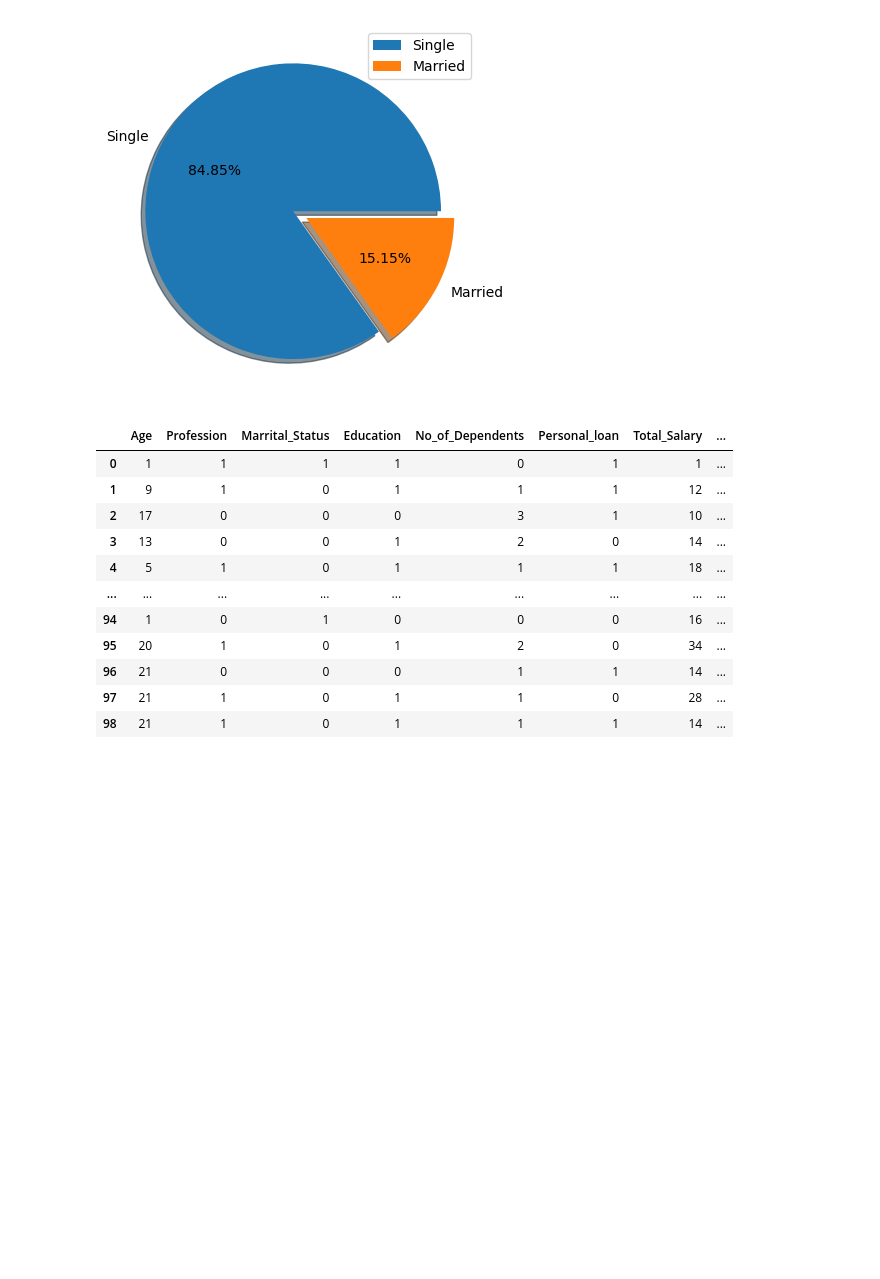
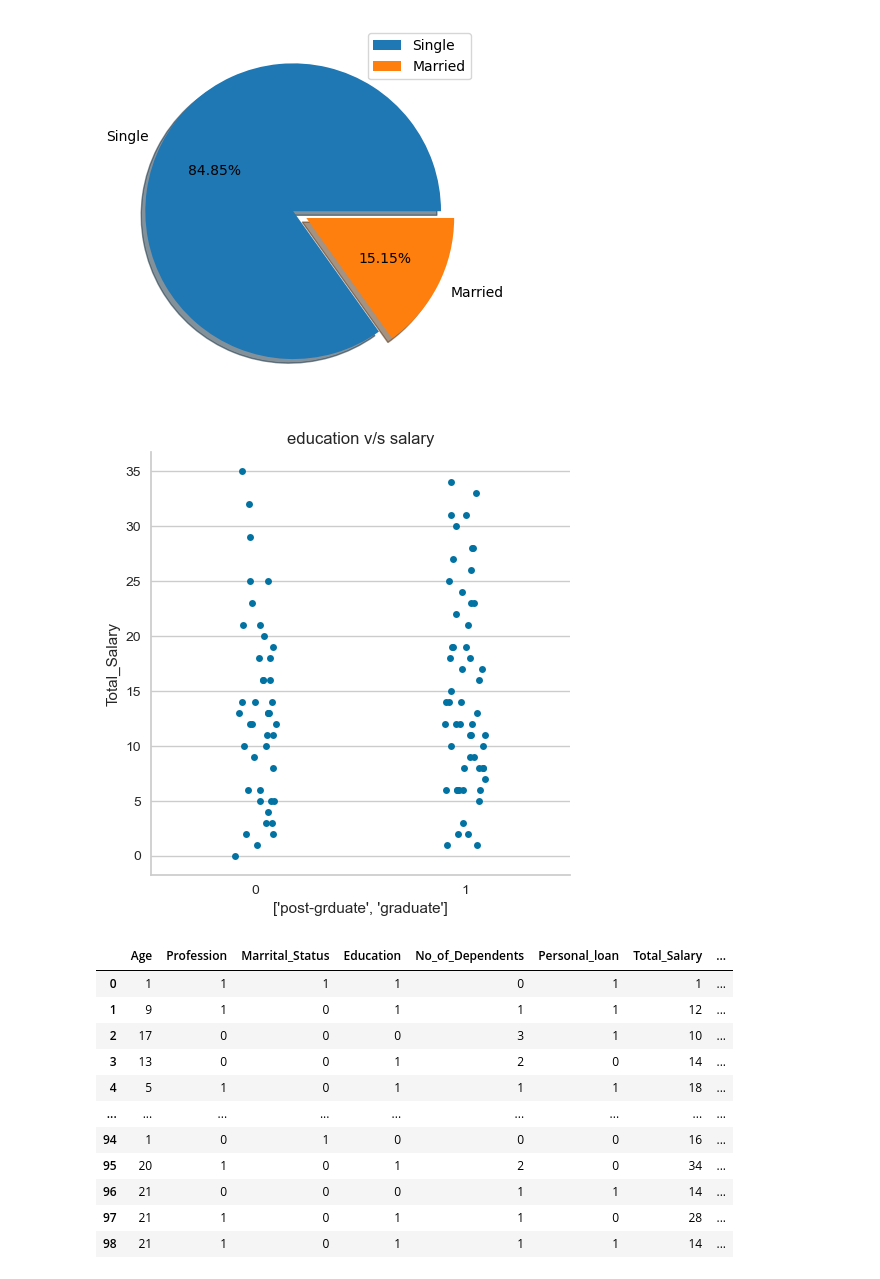
Before and after one commit to rohith4088/EV_SEGMENTATION, a Jupyter notebook: segmentation2.ipynb, the cells around one changed output. Saved outputs shown, nothing was run; the diff lists cells and outputs as text; code cells hidden in the pictures; blank space fills up the shorter version.

```diff
--- a/segmentation2.ipynb
+++ b/segmentation2.ipynb
@@ -174,6 +174,13 @@ plt.legend()
 plt.show()
 # %% [output]
 [figure]
+# %%
+sns.catplot(x = df['Education'],y = df['Total_Salary'])
+plt.title("education v/s salary")
+plt.xlabel(["post-grduate","graduate"])
+plt.show()
+# %% [output]
+[figure, added]
 # %%
 eight = df.loc[:,cols]
 #loc is used and not iloc because loc takes lables and loc also includes both the indices when printing thr result
```
